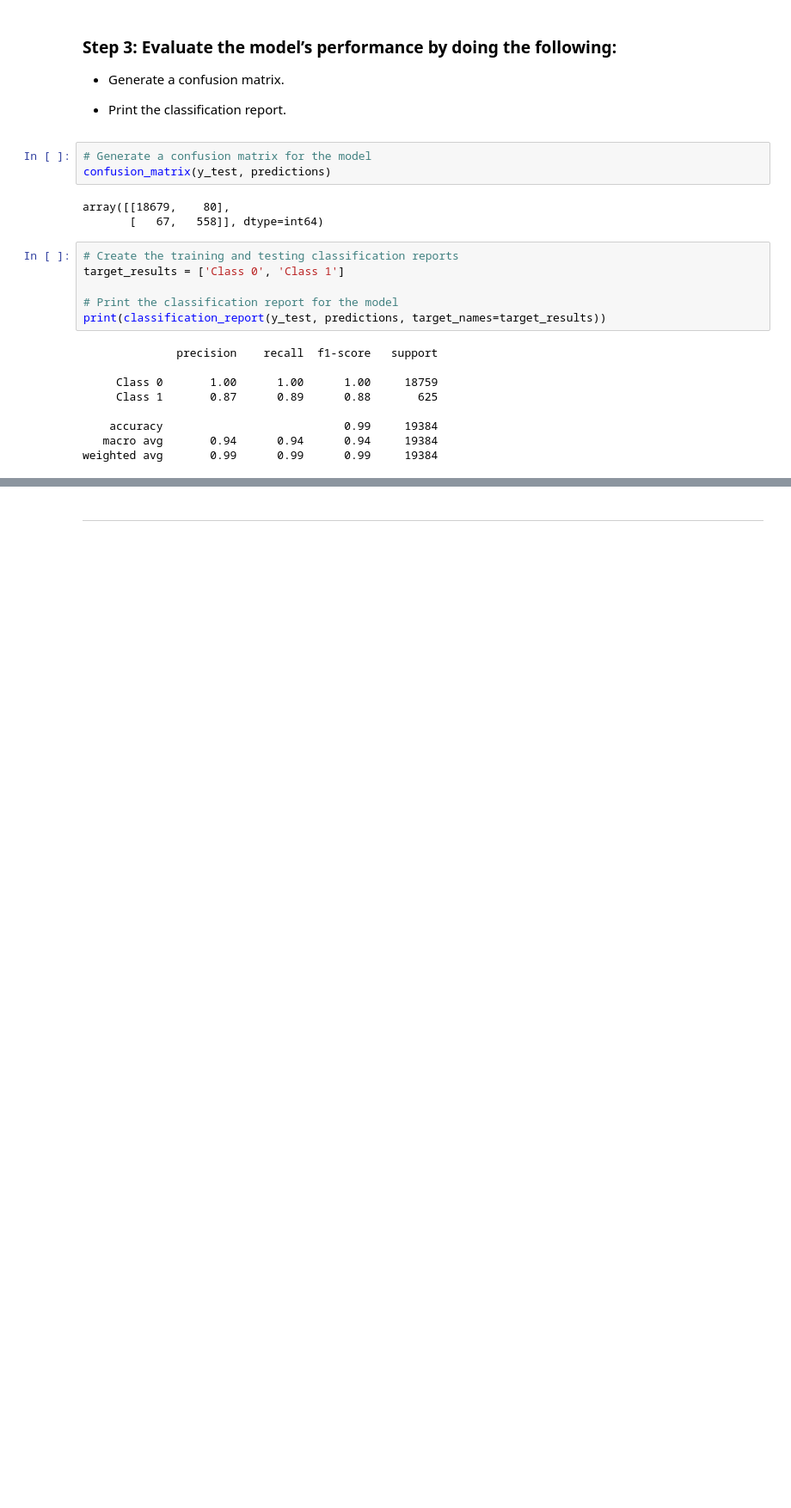
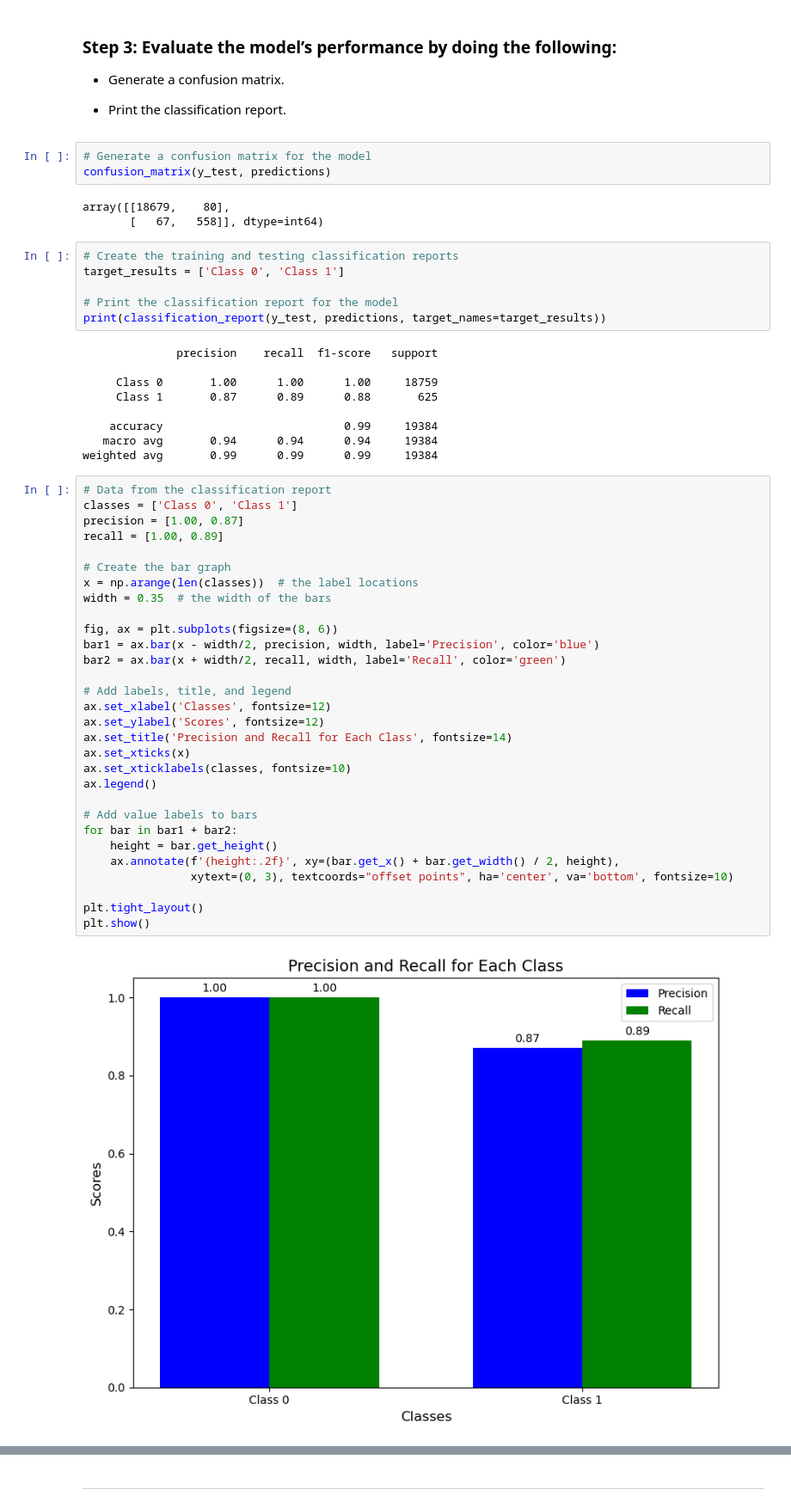
Before and after one commit to LegallyNotBlonde/credit-risk-classification, a Jupyter notebook: Credit_Risk/credit_risk_classification.ipynb, the cells around one changed output, grey strips where cells are left out. Shown: that part at 86% size. Saved outputs shown, nothing was run; the diff lists cells and outputs as text; blank space fills up the shorter version.

```diff
--- a/Credit_Risk/credit_risk_classification.ipynb
+++ b/Credit_Risk/credit_risk_classification.ipynb
@@ -131,4 +166,36 @@ print(classification_report(y_test, predictions, target_names=target_results))
     accuracy                           0.99     19384
    macro avg       0.94      0.94      0.94     19384
 weighted avg       0.99      0.99      0.99     19384
+# %%
+# Data from the classification report
+classes = ['Class 0', 'Class 1']
+precision = [1.00, 0.87]
+recall = [1.00, 0.89]
+
+# Create the bar graph
+x = np.arange(len(classes))  # the label locations
+width = 0.35  # the width of the bars
+
+fig, ax = plt.subplots(figsize=(8, 6))
+bar1 = ax.bar(x - width/2, precision, width, label='Precision', color='blue')
+bar2 = ax.bar(x + width/2, recall, width, label='Recall', color='green')
+
+# Add labels, title, and legend
+ax.set_xlabel('Classes', fontsize=12)
+ax.set_ylabel('Scores', fontsize=12)
+ax.set_title('Precision and Recall for Each Class', fontsize=14)
+ax.set_xticks(x)
+ax.set_xticklabels(classes, fontsize=10)
+ax.legend()
+
+# Add value labels to bars
+for bar in bar1 + bar2:
+    height = bar.get_height()
+    ax.annotate(f'{height:.2f}', xy=(bar.get_x() + bar.get_width() / 2, height),
+                xytext=(0, 3), textcoords="offset points", ha='center', va='bottom', fontsize=10)
+
+plt.tight_layout()
+plt.show()
+# %% [output]
+[figure, added]
 # %% [markdown]
```
Also changed, not shown: parts of 7 cells of this notebook.
